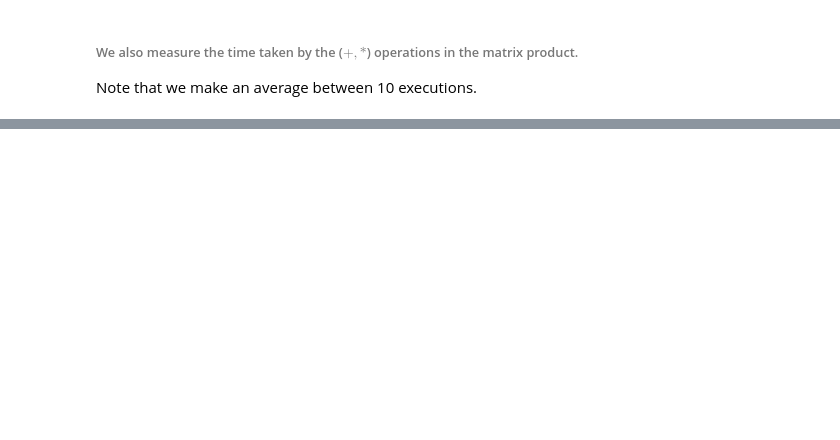
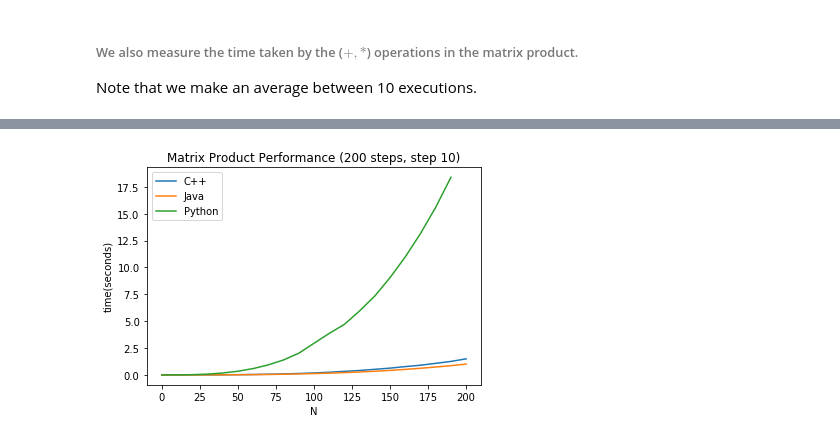
Before and after one commit to edwmapa/Algorithms, a Jupyter notebook: Homeworks/MatrixProduct/Matrix Product - Ones & Twos.ipynb, the cells around one changed output, grey strips where cells are left out. Drawn from its saved outputs; the diff is of its cells as text; code cells hidden in the pictures; blank space fills up the shorter version.

Commit message:
Minor fixes, graphs and images added

```diff
--- a/Homeworks/MatrixProduct/Matrix Product - Ones & Twos.ipynb
+++ b/Homeworks/MatrixProduct/Matrix Product - Ones & Twos.ipynb
@@ -125,0 +130,19 @@ plt.show()
+# %%
+#loading data
+cppOut,javaOut,pyOut = 'Outputs/C++Out.out','Outputs/JavaOut.out','Outputs/PythonOut.out'
+dtype1 = np.dtype([('n',np.int),('total',np.double),('add',np.double),('prod',np.double)]) #dtype maping
+
+cpp = np.loadtxt(cppOut,dtype = dtype1)
+jav = np.loadtxt(javaOut,dtype = dtype1)
+py = np.loadtxt(pyOut,dtype = dtype1)
+# %%
+plCpp, = plt.plot(cpp['n'],cpp['total'],label = 'C++')
+plJava, = plt.plot(jav['n'],jav['total'],label = 'Java')
+plPy, = plt.plot(py['n'],py['total'],label = 'Python')
+plt.legend(handles=[plCpp,plJava,plPy])
+plt.title('Matrix Product Performance (200 steps, step 10)')
+plt.xlabel('N')
+plt.ylabel('time(seconds)')
+plt.show()
+# %% [output]
+[figure, added]
```
Also changed, not shown: parts of 6 cells of this notebook, 6 other files.
